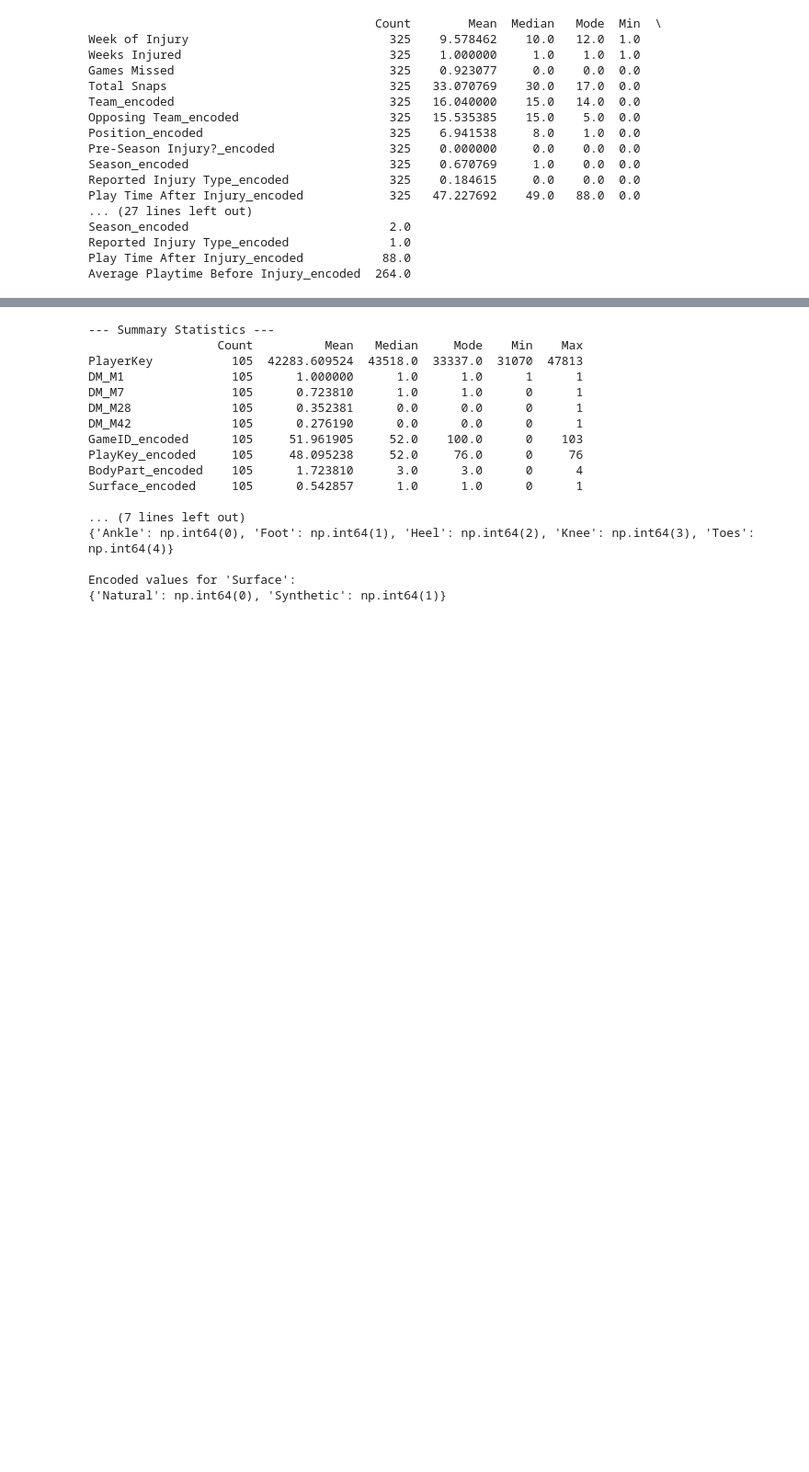
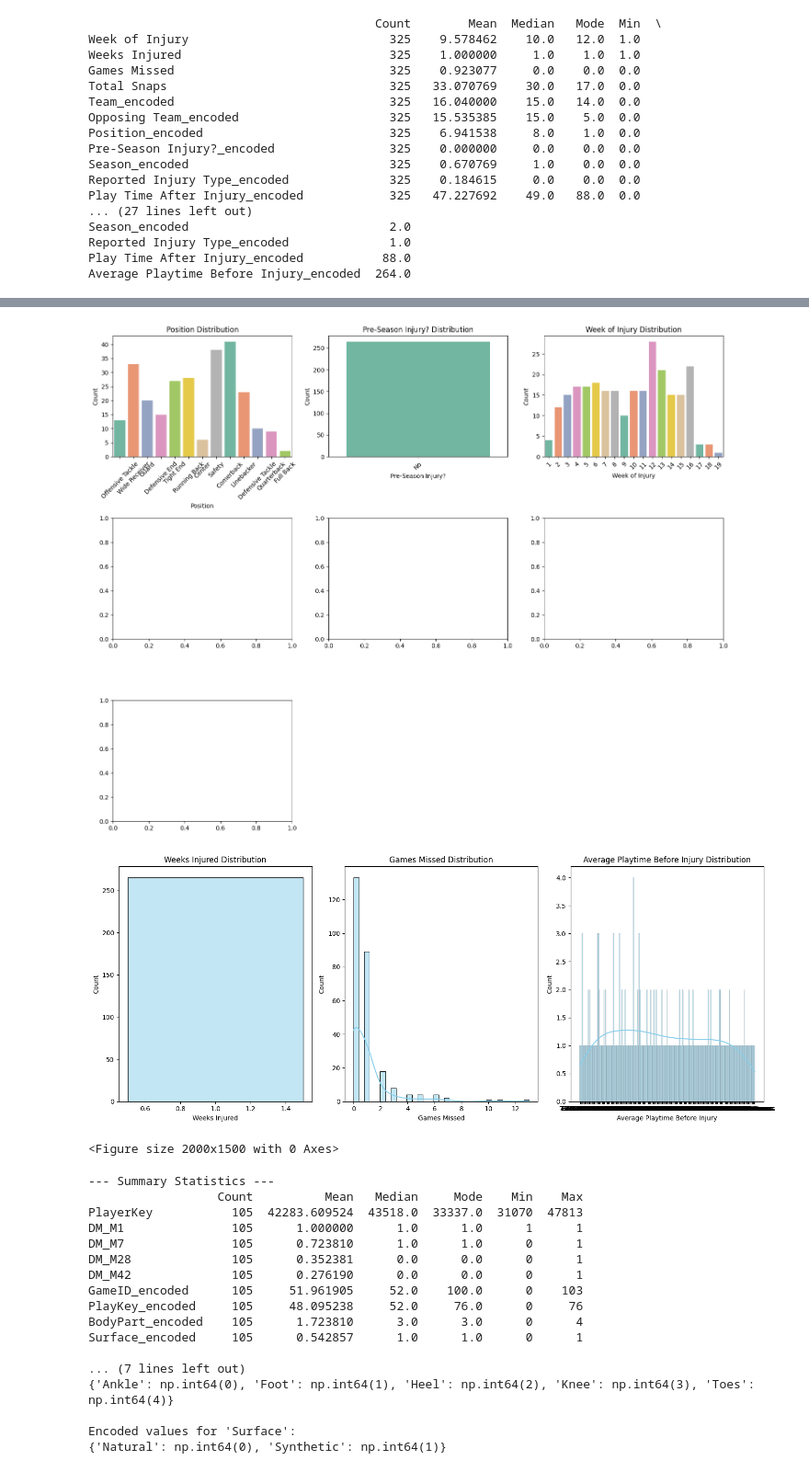
Before and after one commit to hnm15/ModB, a Jupyter notebook: Week4.ipynb, the cells around one changed output, grey strips where cells are left out. Shown at 92% size. Saved outputs shown, nothing was run; the diff lists cells and outputs as text; code cells hidden in the pictures; blank space fills up the shorter version.

```diff
--- a/Week4.ipynb
+++ b/Week4.ipynb
@@ -529,3 +527,78 @@ Season_encoded                            2.0
 Reported Injury Type_encoded              1.0
 Play Time After Injury_encoded           88.0
 Average Playtime Before Injury_encoded  264.0
+# %%
+import pandas as pd
+import seaborn as sns
+import matplotlib.pyplot as plt
+
+# Load data
+df = pd.read_csv("Concussion Injuries 2012-2014 (1) (1).csv")
+
+# Filter to only rows where injury type is concussion
+df_concussion = df[df['Reported Injury Type'] == 'Concussion'].copy()
+
+# Drop unnecessary columns and rows with NaNs
+columns_to_drop = ['ID', 'Player', 'Game', 'Date', 'Winning Team?', 'Unknown Injury?']
+df_concussion = df_concussion.drop(columns=[col for col in columns_to_drop if col in df_concussion.columns])
+df_concussion = df_concussion.dropna()
+
+# -------------------------------
+# Categorical features visualization
+# -------------------------------
+
+categorical_features = ['Position', 'Pre-Season Injury?', 'Week of Injury', 'Friendly_Fire', 'Turnover_Related', 'Player_Activity_Derived', 'Primary_Impact_Type']
+
+plt.figure(figsize=(15, 12))
+for i, col in enumerate(categorical_features, 1):
+    plt.subplot(3, 3, i)
+    if col in df_concussion.columns:
+        sns.countplot(data=df_concussion, x=col, palette='Set2')
+        plt.xticks(rotation=45)
+        plt.title(f'{col} Distribution')
+        plt.ylabel('Count')
+plt.tight_layout()
+plt.show()
+
+# -------------------------------
+# Numeric features visualization
+# -------------------------------
+
+numeric_features = ['Weeks Injured', 'Games Missed', 'Average Playtime Before Injury']
+
+plt.figure(figsize=(15, 6))
+for i, col in enumerate(numeric_features, 1):
+    plt.subplot(1, 3, i)
+    if col in df_concussion.columns:
+        sns.histplot(df_concussion[col], kde=True, color='skyblue')
+        plt.title(f'{col} Distribution')
+plt.tight_layout()
+plt.show()
+
+# -------------------------------
+# Categorical vs Categorical (grouped histograms)
+# -------------------------------
+
+grouped_pairs = [
+    ('Season_Year', 'Primary_Impact_Type'),
+    ('Season_Year', 'Player_Activity_Derived'),
+    ('Season_Year', 'Friendly_Fire'),
+    ('Season_Year', 'Turnover_Related'),
+    ('Player_Activity_Derived', 'Primary_Impact_Type'),
+    ('Player_Activity_Derived', 'Friendly_Fire'),
+    ('Player_Activity_Derived', 'Turnover_Related'),
+    ('Primary_Impact_Type', 'Turnover_Related'),
+    ('Friendly_Fire', 'Turnover_Related')
+]
+
+plt.figure(figsize=(20, 15))
+for i, (x_col, hue_col) in enumerate(grouped_pairs, 1):
+    if x_col in df_concussion.columns and hue_col in df_concussion.columns:
+        plt.subplot(3, 3, i)
+        sns.countplot(data=df_concussion, x=x_col, hue=hue_col, palette='Set2')
+        plt.xticks(rotation=45)
+        plt.title(f'{hue_col} vs {x_col}')
+        plt.ylabel('Count')
+plt.tight_layout()
+plt.show()
+# %% [output]
@@ -532,3 +616,6 @@ Average Playtime Before Injury_encoded  264.0
+[figure, added]
+[figure, added]
+<Figure size 2000x1500 with 0 Axes>
 # %%
 import pandas as pd
 from sklearn.preprocessing import LabelEncoder
```
Also changed, not shown: parts of 5 cells of this notebook.
